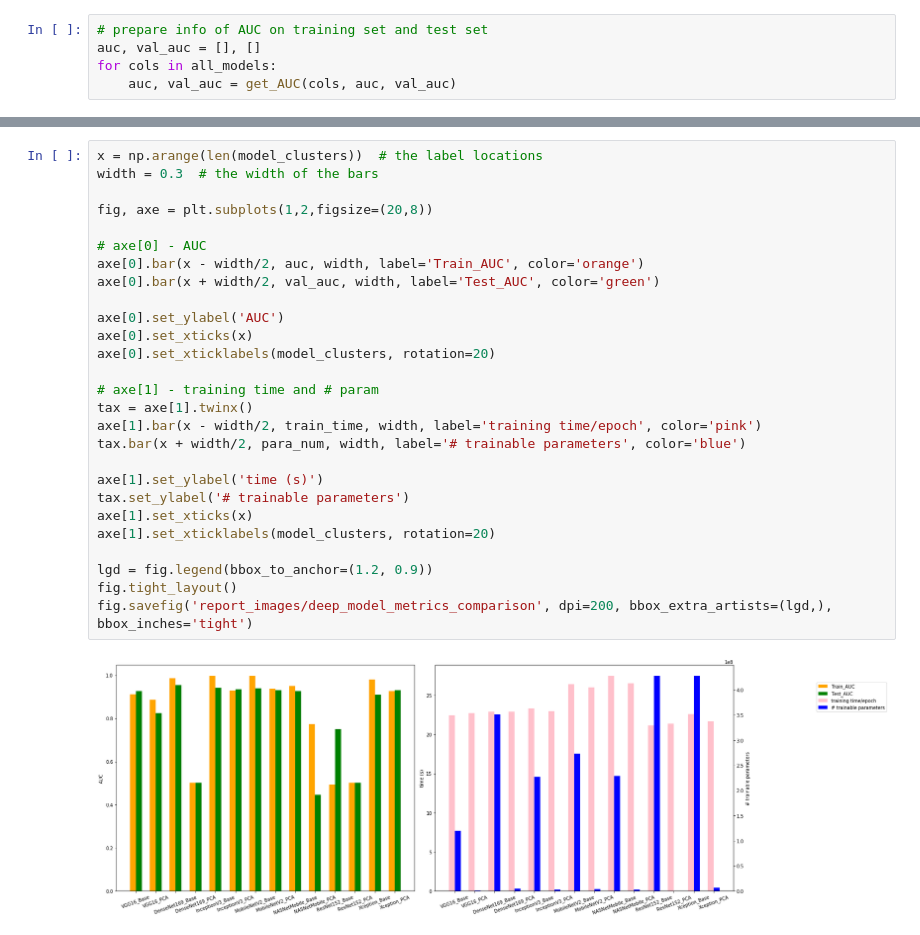
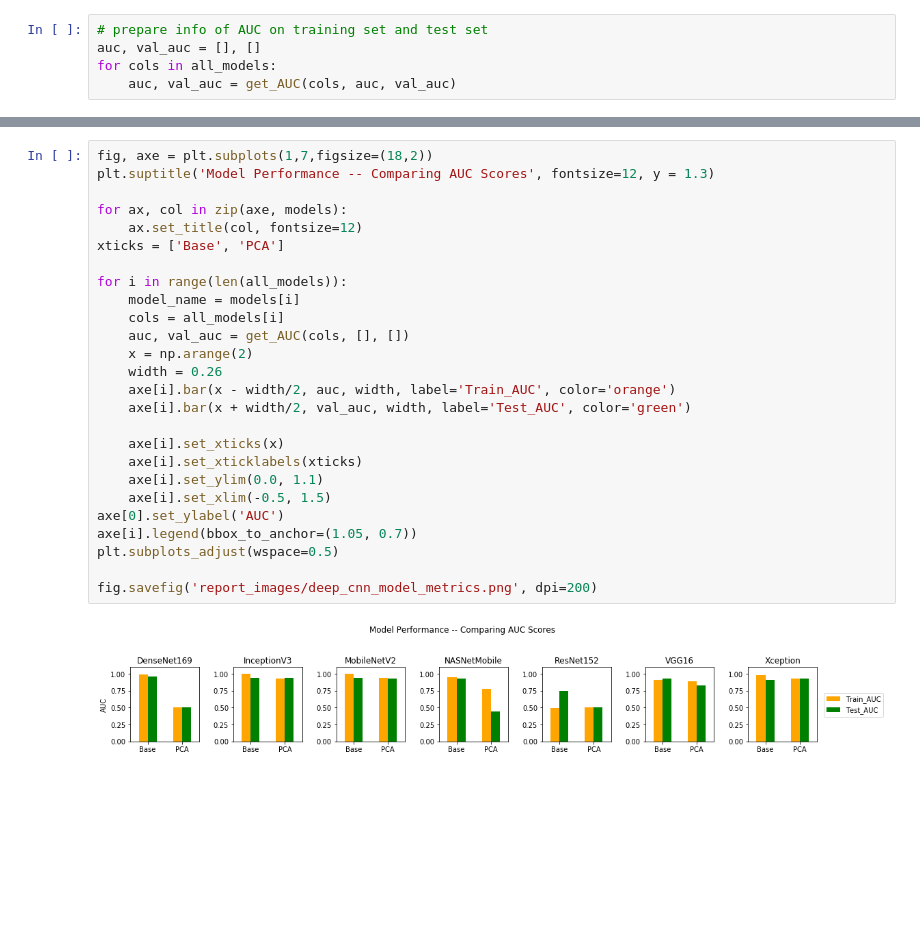
Before and after one commit to jiyuw/Diabetic-Retinopathy-Classification-using-PCA-involved-CNN-models, a Jupyter notebook: 003b_Model_Evaluation.ipynb, the cells around one changed output, grey strips where cells are left out. Cells and saved outputs as stored; diff of their text form; blank space fills up the shorter version.

```diff
--- a/003b_Model_Evaluation.ipynb
+++ b/003b_Model_Evaluation.ipynb
@@ -201,29 +138,28 @@ model_clusters
-# %%
-x = np.arange(len(model_clusters))  # the label locations
-width = 0.3  # the width of the bars
-
-fig, axe = plt.subplots(1,2,figsize=(20,8))
-
-# axe[0] - AUC
-axe[0].bar(x - width/2, auc, width, label='Train_AUC', color='orange')
-axe[0].bar(x + width/2, val_auc, width, label='Test_AUC', color='green')
-
-axe[0].set_ylabel('AUC')
-axe[0].set_xticks(x)
-axe[0].set_xticklabels(model_clusters, rotation=20)
-
-# axe[1] - training time and # param
-tax = axe[1].twinx()
-axe[1].bar(x - width/2, train_time, width, label='training time/epoch', color='pink')
-tax.bar(x + width/2, para_num, width, label='# trainable parameters', color='blue')
-
-axe[1].set_ylabel('time (s)')
-tax.set_ylabel('# trainable parameters')
-axe[1].set_xticks(x)
-axe[1].set_xticklabels(model_clusters, rotation=20)
-
-lgd = fig.legend(bbox_to_anchor=(1.2, 0.9))
-fig.tight_layout()
-fig.savefig('report_images/deep_model_metrics_comparison', dpi=200, bbox_extra_artists=(lgd,), bbox_inches='tight')
-# %% [output]
-[figure, removed]
+# %%
+fig, axe = plt.subplots(1,7,figsize=(18,2))
+plt.suptitle('Model Performance -- Comparing AUC Scores', fontsize=12, y = 1.3)
+
+for ax, col in zip(axe, models):
+    ax.set_title(col, fontsize=12)
+xticks = ['Base', 'PCA']
+
+for i in range(len(all_models)):
+    model_name = models[i]
+    cols = all_models[i]
+    auc, val_auc = get_AUC(cols, [], [])
+    x = np.arange(2)
+    width = 0.26
+    axe[i].bar(x - width/2, auc, width, label='Train_AUC', color='orange')
+    axe[i].bar(x + width/2, val_auc, width, label='Test_AUC', color='green')
+
+    axe[i].set_xticks(x)
+    axe[i].set_xticklabels(xticks)
+    axe[i].set_ylim(0.0, 1.1)
+    axe[i].set_xlim(-0.5, 1.5)
+axe[0].set_ylabel('AUC')
+axe[i].legend(bbox_to_anchor=(1.05, 0.7))
+plt.subplots_adjust(wspace=0.5)
+
+fig.savefig('report_images/deep_cnn_model_metrics.png', dpi=200)
+# %% [output]
+[figure, added]
```
Also changed, not shown: parts of 17 cells of this notebook.
